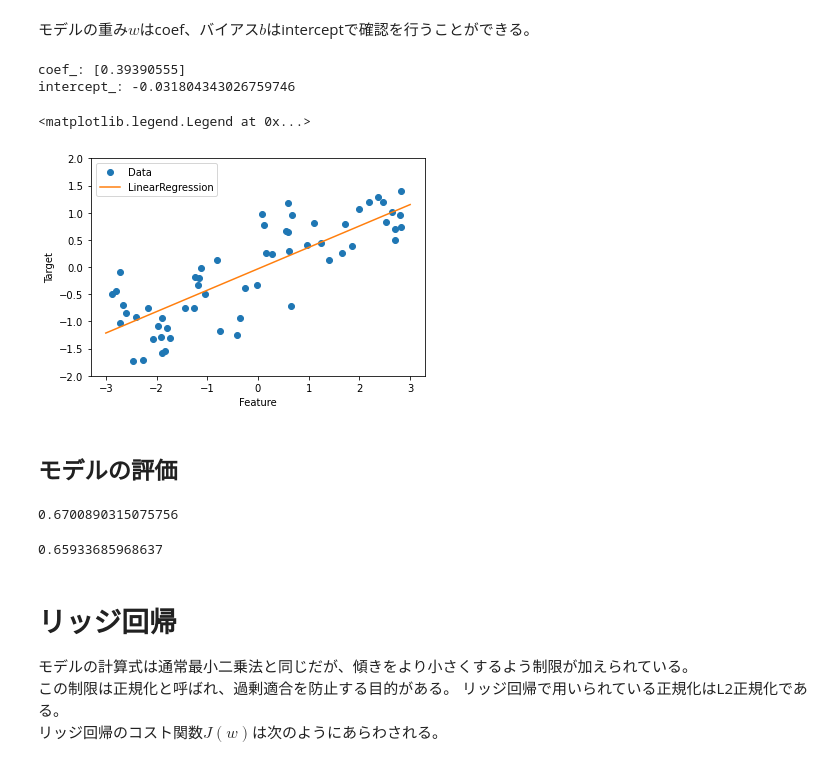
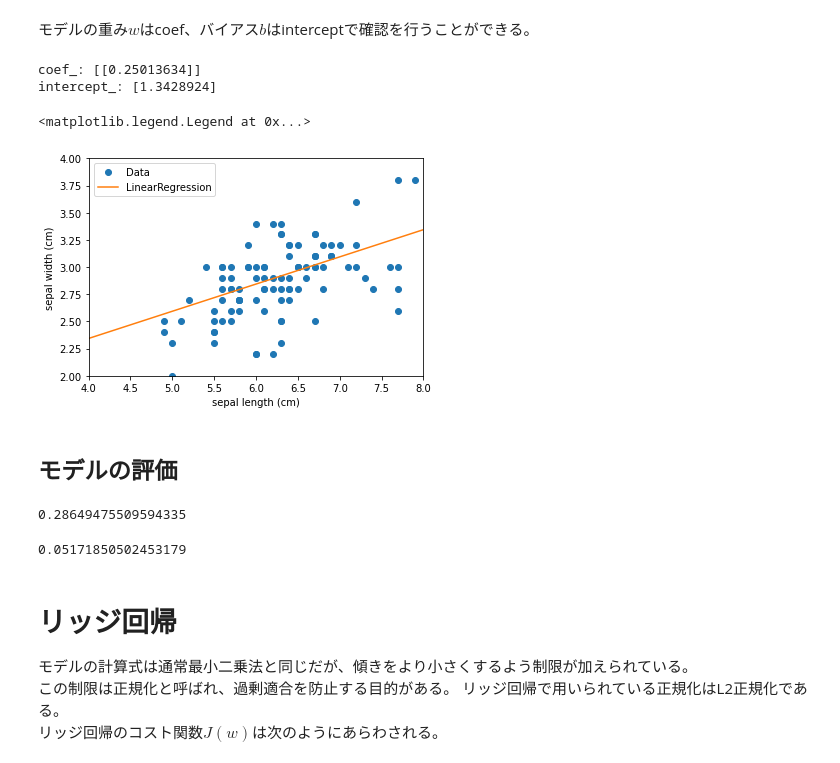
Before and after one commit to naonaorange/sklearn_tutorials, a Jupyter notebook: linear_regression.ipynb, the cells around one changed output. Saved outputs shown, nothing was run; the diff lists cells and outputs as text; code cells hidden in the pictures.

```diff
--- a/linear_regression.ipynb
+++ b/linear_regression.ipynb
@@ -14,2 +14,7 @@ sklearn version : 0.24.0
 # %% [markdown]
 ## データセットの読み込み
+# %%
+from sklearn.datasets import load_iris
+
+dataset = load_iris()
+dataset.keys()
@@ -15,0 +53,10 @@ sklearn version : 0.24.0
+# %%
+data = dataset['data']
+data = data[dataset['target'] > 0] #versicolorとvirginicaのデータのみになるようフィルタリング
+X = data[:, 0]
+y = data[:, 1]
+plt.plot(X, y, 'o')
+plt.xlim(4, 8)
+plt.ylim(2, 4)
+plt.xlabel('sepal length (cm)')
+plt.ylabel('sepal width (cm)')
@@ -16,10 +66,10 @@ sklearn version : 0.24.0
 # %%
-import mglearn
 from sklearn.model_selection import train_test_split
 from sklearn.linear_model import LinearRegression
 
-X, y = mglearn.datasets.make_wave(n_samples=60)
-X_train, X_test, y_train, y_test = train_test_split(X, y, random_state=42)
+X = X.reshape(-1, 1)
+y = y.reshape(-1, 1)
+X_train, X_test, y_train, y_test = train_test_split(X, y, test_size=0.2, random_state=42)
 print("X_train.shape : ", X_train.shape)
 print("X_test.shape : ", X_test.shape)
 print("y_train.shape : ", y_train.shape)
@@ -56,30 +110,31 @@ lr = LinearRegression().fit(X_train, y_train)
 print("coef_:", lr.coef_)
 print("intercept_:", lr.intercept_)
 # %% [output]
-coef_: [0.39390555]
-intercept_: -0.031804343026759746
+coef_: [[0.25013634]]
+intercept_: [1.3428924]
 # %%
-line = np.linspace(-3, 3, 100).reshape(-1, 1)
+line = np.linspace(4, 8, 10).reshape(-1, 1)
 y_est = lr.predict(line)
 plt.plot(X, y, 'o')
 plt.plot(line, y_est)
-plt.ylim(-2, 2)
-plt.xlabel("Feature")
-plt.ylabel("Target")
+plt.xlim(4, 8)
+plt.ylim(2, 4)
+plt.xlabel('sepal length (cm)')
+plt.ylabel('sepal width (cm)')
 plt.legend(["Data", "LinearRegression"], loc="best")
 # %% [output]
 <matplotlib.legend.Legend at 0x...>
-[figure, old version]
+[figure, new version]
 # %% [markdown]
 ## モデルの評価
 # %%
 lr.score(X_train, y_train)
 # %% [output]
-0.6700890315075756
+0.28649475509594335
 # %%
 lr.score(X_test, y_test)
 # %% [output]
-0.65933685968637
+0.05171850502453179
 # %% [markdown]
 # リッジ回帰
 モデルの計算式は通常最小二乗法と同じだが、傾きをより小さくするよう制限が加えられている。
```
Also changed, not shown: parts of 24 cells of this notebook, 4 other files.
